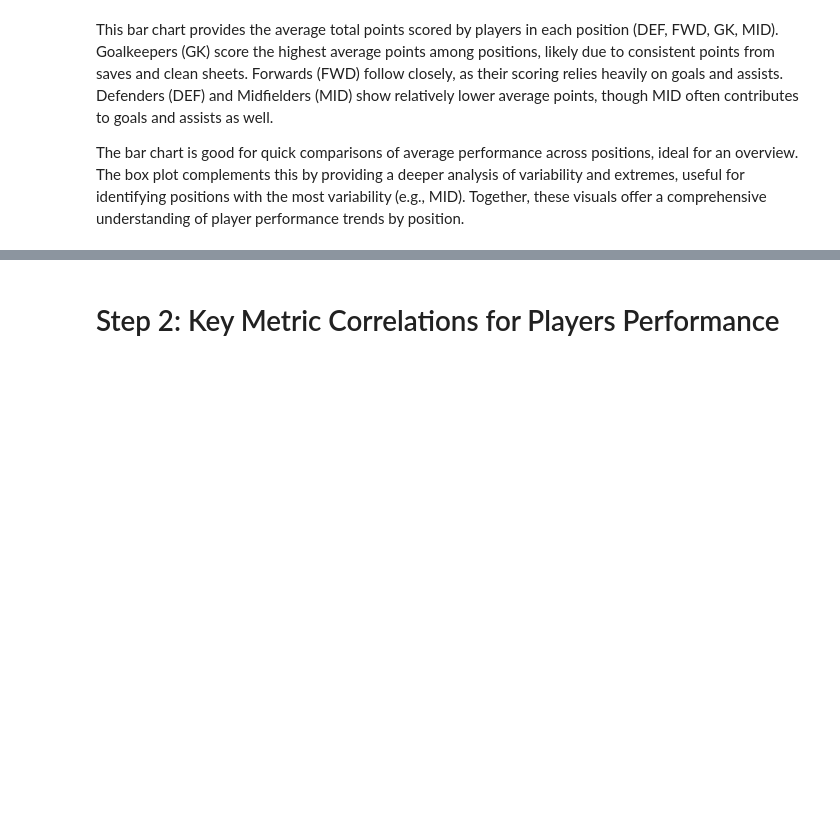
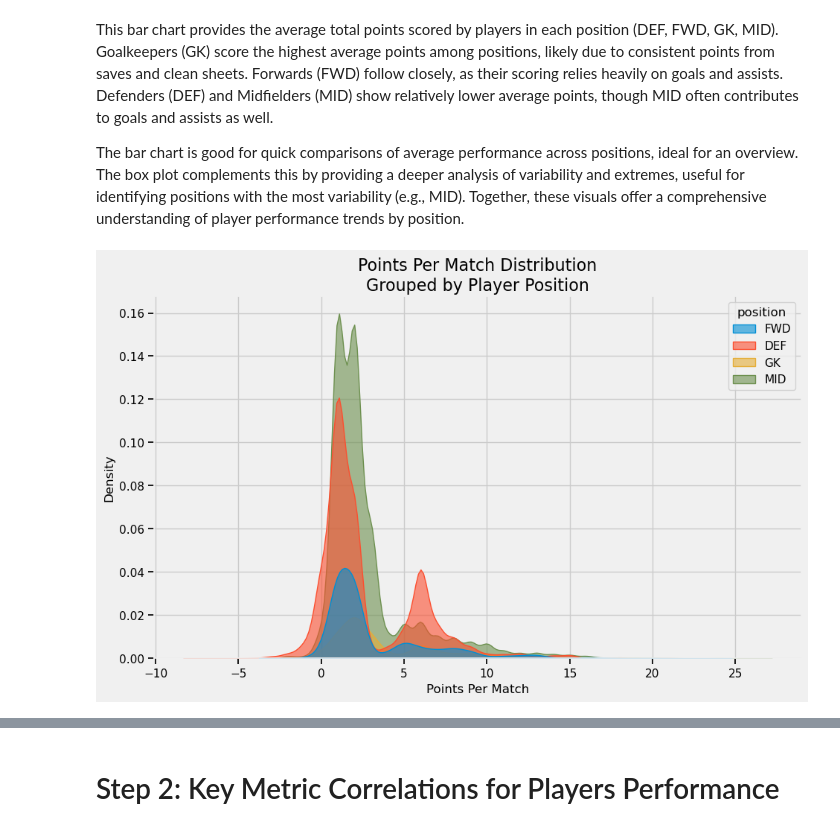
Before and after one commit to MahaFakhroo/D.R.E.A.M., a Jupyter notebook: Python Scripts/EDA_Visuals.ipynb, the cells around one changed output, grey strips where cells are left out. Drawn from its saved outputs; the diff is of its cells as text; code cells hidden in the pictures; blank space fills up the shorter version.

```diff
--- a/Python Scripts/EDA_Visuals.ipynb
+++ b/Python Scripts/EDA_Visuals.ipynb
@@ -530,3 +547,14 @@ plt.show()
 This bar chart provides the average total points scored by players in each position (DEF, FWD, GK, MID). Goalkeepers (GK) score the highest average points among positions, likely due to consistent points from saves and clean sheets. Forwards (FWD) follow closely, as their scoring relies heavily on goals and assists. Defenders (DEF) and Midfielders (MID) show relatively lower average points, though MID often contributes to goals and assists as well.
 
 The bar chart is good for quick comparisons of average performance across positions, ideal for an overview. The box plot complements this by providing a deeper analysis of variability and extremes, useful for identifying positions with the most variability (e.g., MID). Together, these visuals offer a comprehensive understanding of player performance trends by position.
+# %%
+plt.figure(figsize=(10, 6))
+sns.kdeplot(data=master_cleaned, x='total_points', hue='position', fill=True, alpha=0.6)
+
+plt.title("Points Per Match Distribution\nGrouped by Player Position", fontsize=16)
+plt.xlabel("Points Per Match", fontsize=12)
+plt.ylabel("Density", fontsize=12)
+
+plt.show()
+# %% [output]
+[figure, added]
```
Also changed, not shown: parts of 27 cells of this notebook.
